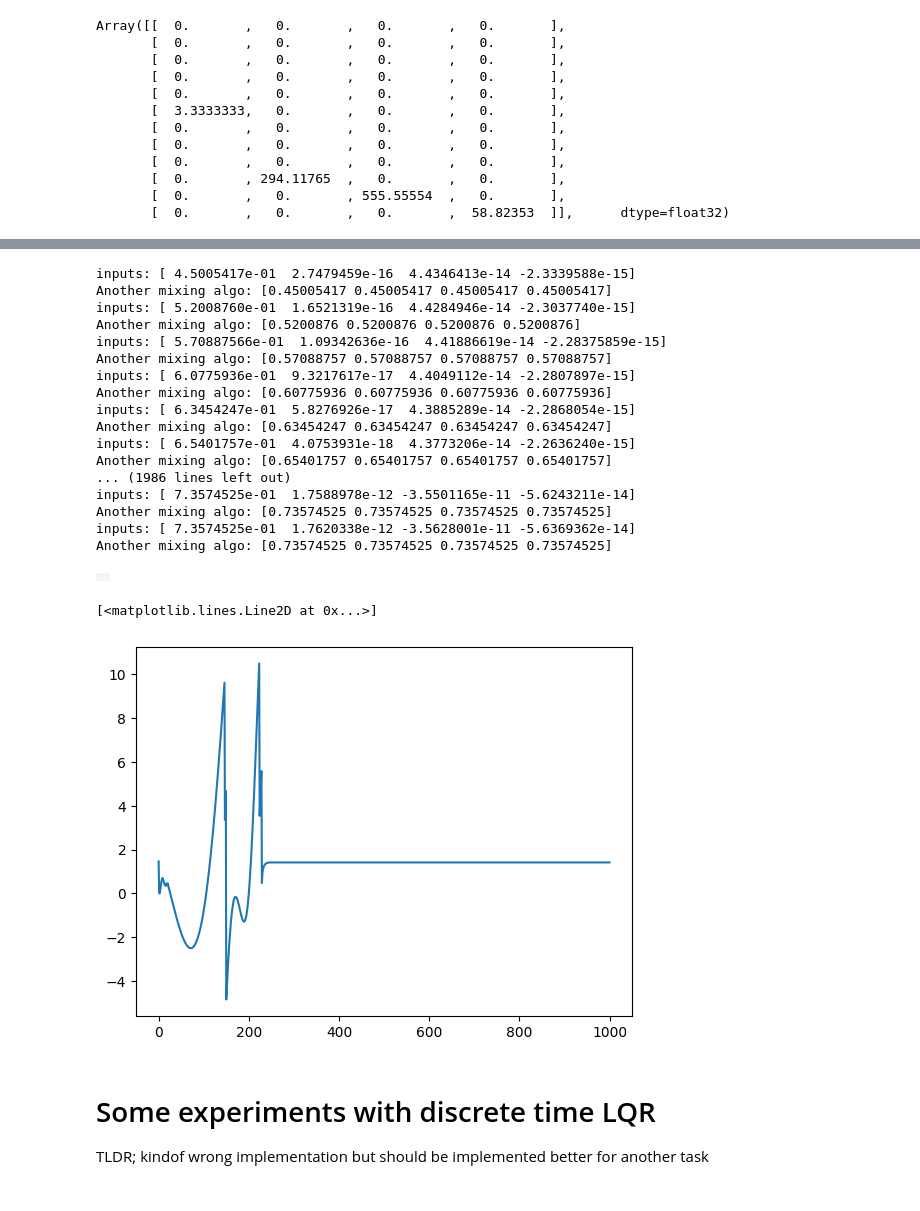
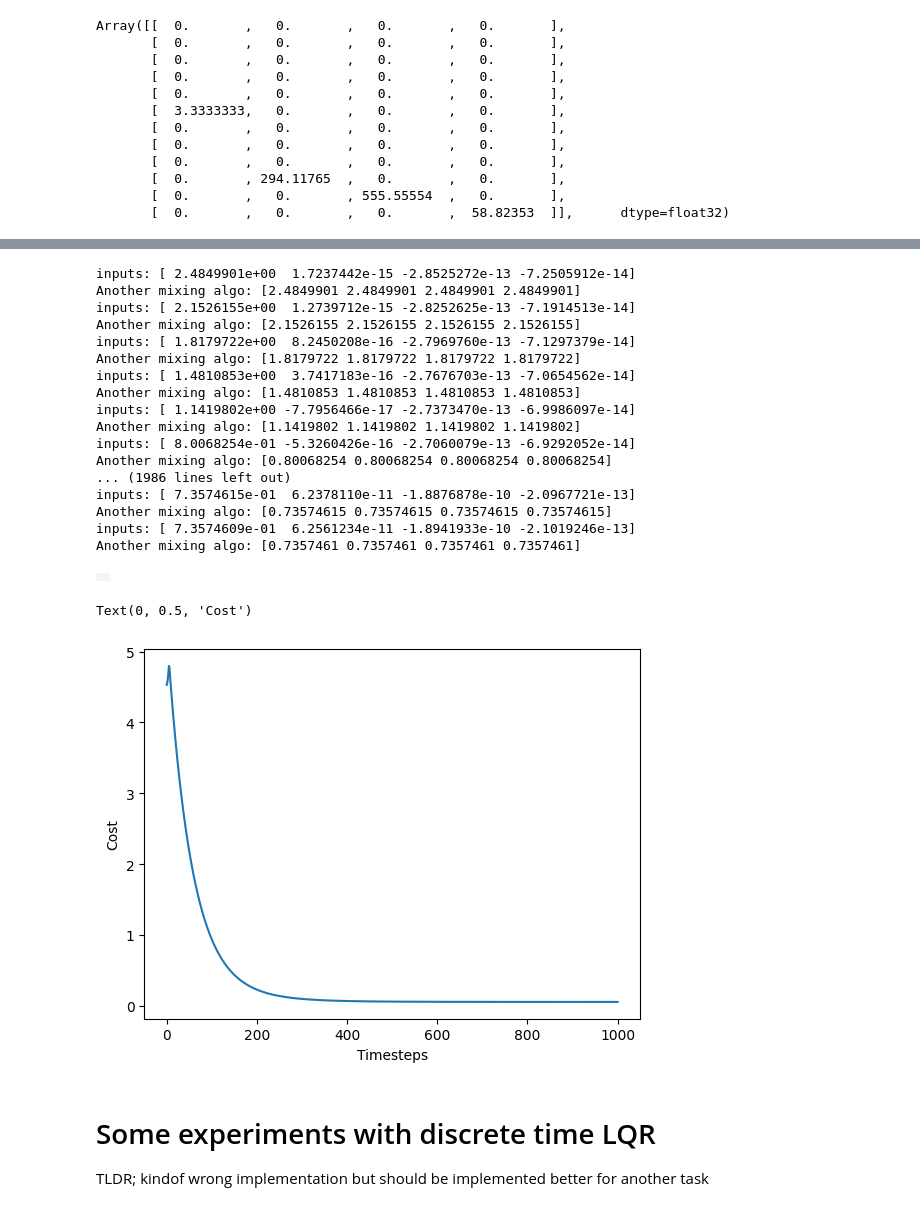
Before and after one commit to AlexanderJernstrom/robotics-learning, a Jupyter notebook: rl/quadrotor_control/control.ipynb, the cells around one changed output, grey strips where cells are left out. Cells and saved outputs as stored; diff of their text form; code cells hidden in the pictures.

```diff
--- a/rl/quadrotor_control/control.ipynb
+++ b/rl/quadrotor_control/control.ipynb
@@ -87,6 +87,6 @@ Array([[  0.       ,   0.       ,   0.       ,   0.       ],
        [  0.       ,   0.       , 555.55554  ,   0.       ],
        [  0.       ,   0.       ,   0.       ,  58.82353  ]],      dtype=float32)
 # %%
-Q =  jnp.eye(12)
+Q =  3*jnp.eye(12)
 Q
 # %% [output]
@@ -105,4 +105,4 @@ Array([[1., 0., 0., 0., 0., 0., 0., 0., 0., 0., 0., 0.],
 # %%
-R = 0.3 * jnp.eye(4)
+R = 0.05 * jnp.eye(4)
 R
 # %% [output]
@@ -241,7 +241,7 @@ while mj_data.time < duration:
     mj_data.ctrl = controls
 
 
-    commands.append(inputs[0])
+    commands.append(current_state[2])
   else:
     infinite_horizon_controller.prev_state = current_state
 
@@ -254,29 +254,31 @@ while mj_data.time < duration:
 # Simulate and display video.
 media.show_video(frames, fps=framerate)
 # %% [output]
-inputs: [ 4.5005417e-01  2.7479459e-16  4.4346413e-14 -2.3339588e-15]
-Another mixing algo: [0.45005417 0.45005417 0.45005417 0.45005417]
-inputs: [ 5.2008760e-01  1.6521319e-16  4.4284946e-14 -2.3037740e-15]
-Another mixing algo: [0.5200876 0.5200876 0.5200876 0.5200876]
-inputs: [ 5.70887566e-01  1.09342636e-16  4.41886619e-14 -2.28375859e-15]
-Another mixing algo: [0.57088757 0.57088757 0.57088757 0.57088757]
-inputs: [ 6.0775936e-01  9.3217617e-17  4.4049112e-14 -2.2807897e-15]
-Another mixing algo: [0.60775936 0.60775936 0.60775936 0.60775936]
-inputs: [ 6.3454247e-01  5.8276926e-17  4.3885289e-14 -2.2868054e-15]
-Another mixing algo: [0.63454247 0.63454247 0.63454247 0.63454247]
-inputs: [ 6.5401757e-01  4.0753931e-18  4.3773206e-14 -2.2636240e-15]
-Another mixing algo: [0.65401757 0.65401757 0.65401757 0.65401757]
+inputs: [ 2.4849901e+00  1.7237442e-15 -2.8525272e-13 -7.2505912e-14]
+Another mixing algo: [2.4849901 2.4849901 2.4849901 2.4849901]
+inputs: [ 2.1526155e+00  1.2739712e-15 -2.8252625e-13 -7.1914513e-14]
+Another mixing algo: [2.1526155 2.1526155 2.1526155 2.1526155]
+inputs: [ 1.8179722e+00  8.2450208e-16 -2.7969760e-13 -7.1297379e-14]
+Another mixing algo: [1.8179722 1.8179722 1.8179722 1.8179722]
+inputs: [ 1.4810853e+00  3.7417183e-16 -2.7676703e-13 -7.0654562e-14]
+Another mixing algo: [1.4810853 1.4810853 1.4810853 1.4810853]
+inputs: [ 1.1419802e+00 -7.7956466e-17 -2.7373470e-13 -6.9986097e-14]
+Another mixing algo: [1.1419802 1.1419802 1.1419802 1.1419802]
+inputs: [ 8.0068254e-01 -5.3260426e-16 -2.7060079e-13 -6.9292052e-14]
+Another mixing algo: [0.80068254 0.80068254 0.80068254 0.80068254]
 ... (1986 lines left out)
-inputs: [ 7.3574525e-01  1.7588978e-12 -3.5501165e-11 -5.6243211e-14]
-Another mixing algo: [0.73574525 0.73574525 0.73574525 0.73574525]
-inputs: [ 7.3574525e-01  1.7620338e-12 -3.5628001e-11 -5.6369362e-14]
-Another mixing algo: [0.73574525 0.73574525 0.73574525 0.73574525]
+inputs: [ 7.3574615e-01  6.2378110e-11 -1.8876878e-10 -2.0967721e-13]
+Another mixing algo: [0.73574615 0.73574615 0.73574615 0.73574615]
+inputs: [ 7.3574609e-01  6.2561234e-11 -1.8941933e-10 -2.1019246e-13]
+Another mixing algo: [0.7357461 0.7357461 0.7357461 0.7357461]
 |  |
-# %%
-plt.plot(range(len(commands)), commands)
-# %% [output]
-[<matplotlib.lines.Line2D at 0x...>]
-[figure, removed]
+# %%
+plt.plot(range(len(infinite_horizon_controller.losses)), infinite_horizon_controller.losses)
+plt.xlabel("Timesteps")
+plt.ylabel("Cost")
+# %% [output]
+Text(0, 0.5, 'Cost')
+[figure, added]
 # %% [markdown]
 # Some experiments with discrete time LQR
 TLDR; kindof wrong implementation but should be implemented better for another task
```
Also changed, not shown: parts of 4 cells of this notebook, 1 other file.
